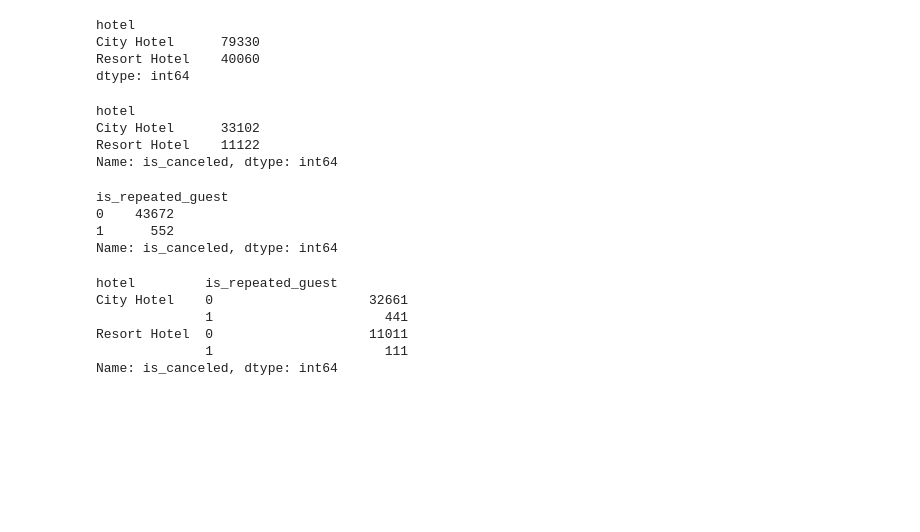
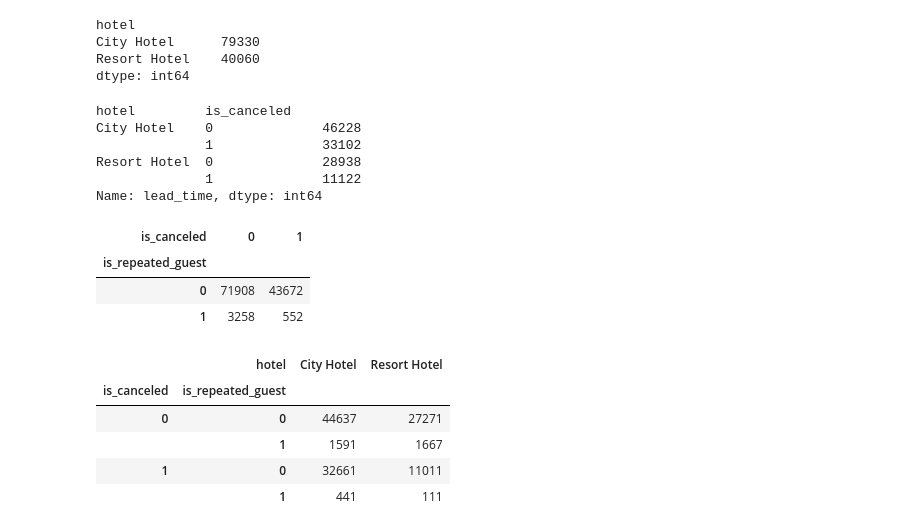
Before and after one commit to RinaPopova/one, a Jupyter notebook: 05_pandas_groupby.ipynb, the cells around one changed output. Saved outputs shown, nothing was run; the diff lists cells and outputs as text; code cells hidden in the pictures; blank space fills up the shorter version.

```diff
--- a/05_pandas_groupby.ipynb
+++ b/05_pandas_groupby.ipynb
@@ -138,28 +138,30 @@ Resort Hotel    40060
 dtype: int64
 # %%
 # подсчитать, сколько было отмен (is_canceled) для City и Resort отелей
-df.groupby("hotel").is_canceled.sum()
+df.groupby(["hotel","is_canceled"]).lead_time.count()
 # %% [output]
-hotel
-City Hotel      33102
-Resort Hotel    11122
-Name: is_canceled, dtype: int64
+hotel         is_canceled
+City Hotel    0              46228
+              1              33102
+Resort Hotel  0              28938
+              1              11122
+Name: lead_time, dtype: int64
 # %%
 # подсчитать, сколько было отмен (is_canceled) у повторных посетителей и новых (is_repeated_guest)
-df.groupby("is_repeated_guest").is_canceled.sum()
+df.groupby(["is_canceled","is_repeated_guest"]).is_canceled.count().unstack(level=0)
 # %% [output]
-is_repeated_guest
-0    43672
-1      552
-Name: is_canceled, dtype: int64
+| is_canceled | 0 | 1 |
+| is_repeated_guest |  |  |
+| 0 | 71908 | 43672 |
+| 1 | 3258 | 552 |
 # %%
 # подсчитать, сколько было отмен (is_canceled) у повторных посетителей и новых (is_repeated_guest)
 # для City и Resort отелей
-df.groupby(by=["hotel", "is_repeated_guest"]).is_canceled.sum()
+df.groupby(["hotel","is_canceled","is_repeated_guest"]).is_canceled.count().unstack(level=0)
 # %% [output]
-hotel         is_repeated_guest
-City Hotel    0                    32661
-              1                      441
-Resort Hotel  0                    11011
-              1                      111
-Name: is_canceled, dtype: int64
+|  | hotel | City Hotel | Resort Hotel |
+| is_canceled | is_repeated_guest |  |  |
+| 0 | 0 | 44637 | 27271 |
+|  | 1 | 1591 | 1667 |
+| 1 | 0 | 32661 | 11011 |
+|  | 1 | 441 | 111 |
```
